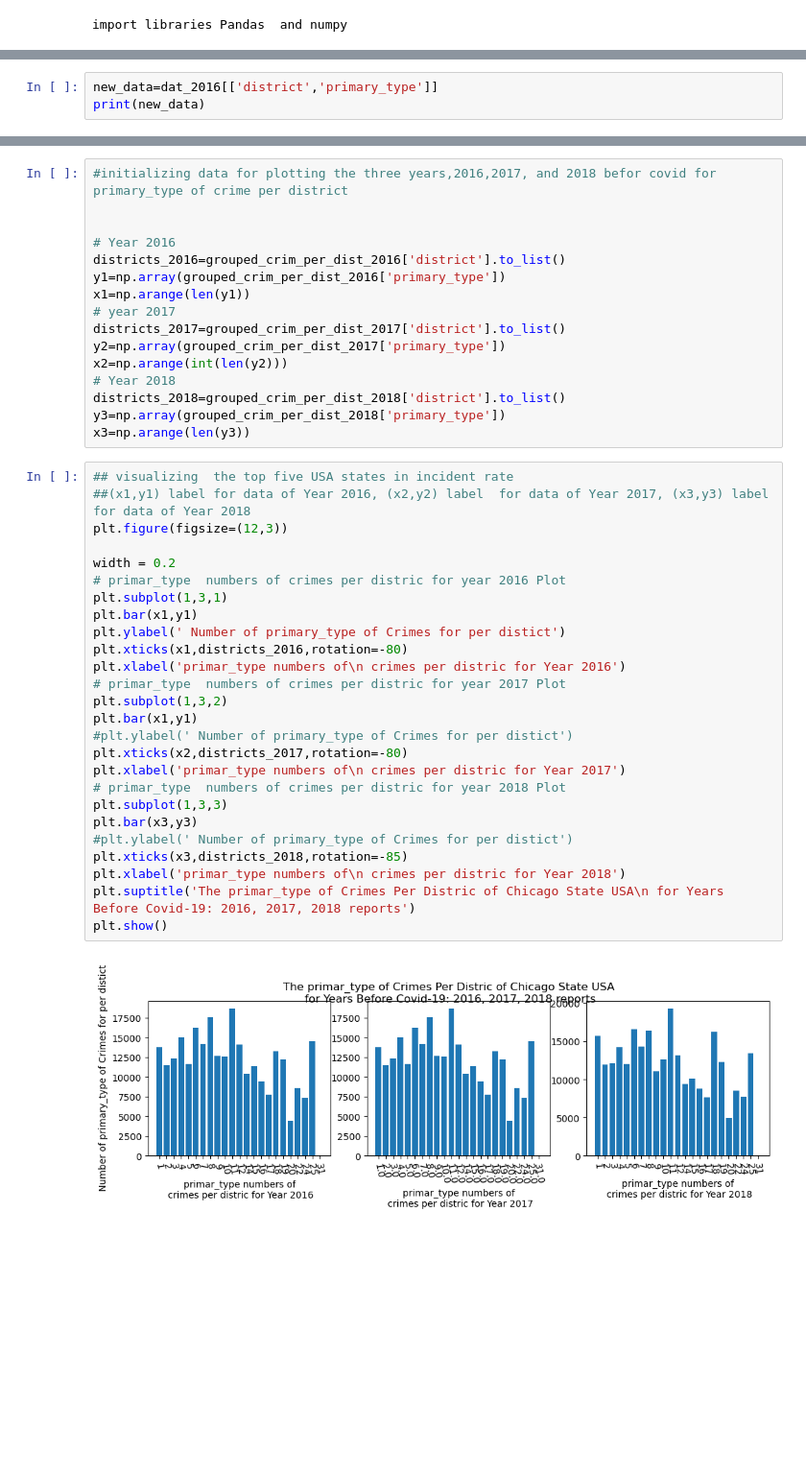
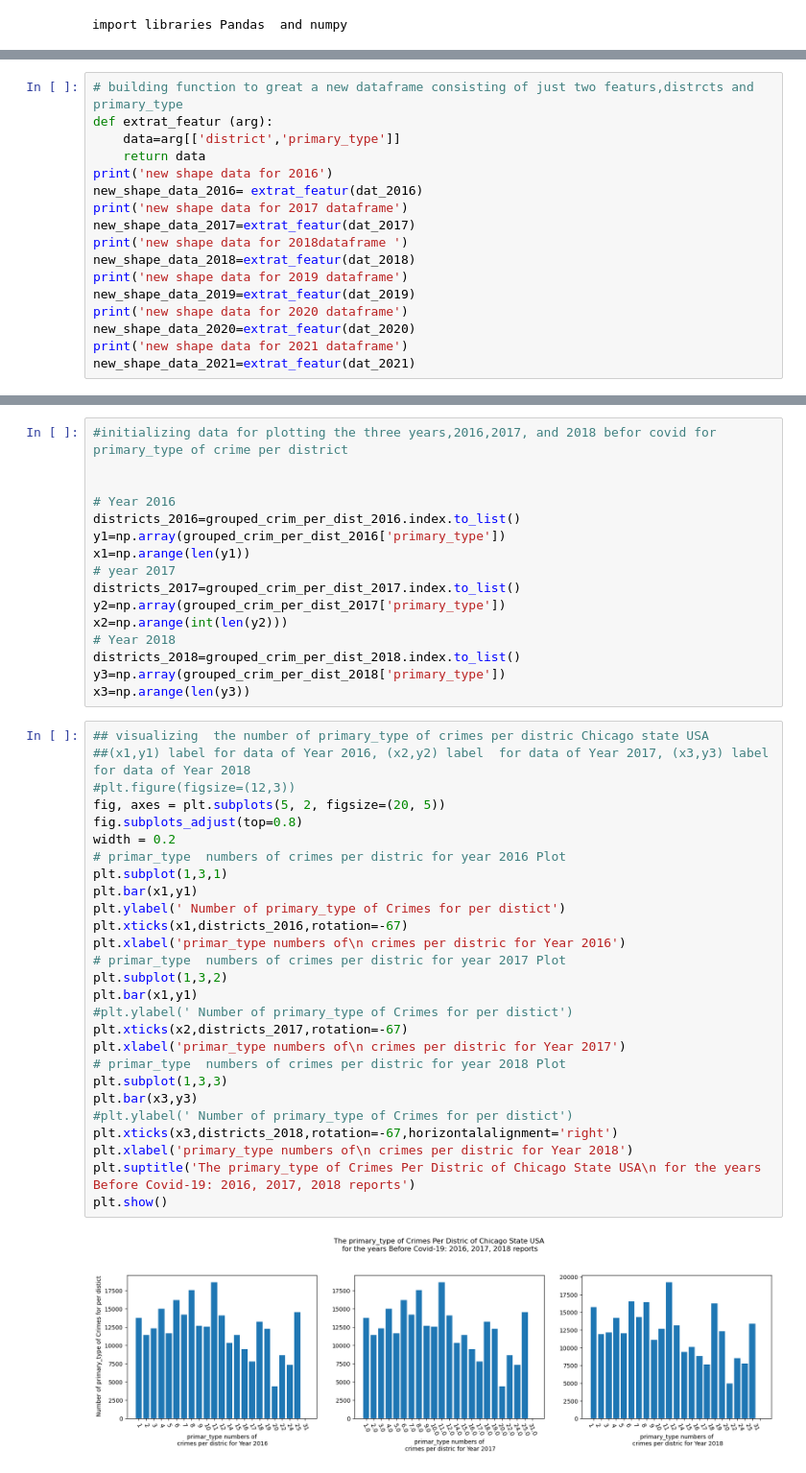
Before and after one commit to DSE-511-Chicago-Crime/Data-Analysis, a Jupyter notebook: scripts/newver-Copy1.ipynb, the cells around one changed output, grey strips where cells are left out. Shown at 96% size. Cells and saved outputs as stored; diff of their text form; blank space fills up the shorter version.

```diff
--- a/scripts/newver-Copy1.ipynb
+++ b/scripts/newver-Copy1.ipynb
@@ -24,4 +37,18 @@ download datframes for Chicago crimes as csv files  for 2016, 2017, 2018, 2019,
 # %%
-new_data=dat_2016[['district','primary_type']]
-print(new_data)
+# building function to great a new dataframe consisting of just two featurs,distrcts and primary_type
+def extrat_featur (arg):
+    data=arg[['district','primary_type']]
+    return data
+print('new shape data for 2016')
+new_shape_data_2016= extrat_featur(dat_2016)
+print('new shape data for 2017 dataframe')
+new_shape_data_2017=extrat_featur(dat_2017)
+print('new shape data for 2018dataframe ')
+new_shape_data_2018=extrat_featur(dat_2018)
+print('new shape data for 2019 dataframe')
+new_shape_data_2019=extrat_featur(dat_2019)
+print('new shape data for 2020 dataframe')
+new_shape_data_2020=extrat_featur(dat_2020)
+print('new shape data for 2021 dataframe')
+new_shape_data_2021=extrat_featur(dat_2021)
 # %% [output]
@@ -127,42 +144,43 @@ grouped_crim_per_dist_2016
 
 
 # Year 2016
-districts_2016=grouped_crim_per_dist_2016['district'].to_list()
+districts_2016=grouped_crim_per_dist_2016.index.to_list()
 y1=np.array(grouped_crim_per_dist_2016['primary_type'])
 x1=np.arange(len(y1))
 # year 2017
-districts_2017=grouped_crim_per_dist_2017['district'].to_list()
+districts_2017=grouped_crim_per_dist_2017.index.to_list()
 y2=np.array(grouped_crim_per_dist_2017['primary_type'])
 x2=np.arange(int(len(y2)))
 # Year 2018
-districts_2018=grouped_crim_per_dist_2018['district'].to_list()
+districts_2018=grouped_crim_per_dist_2018.index.to_list()
 y3=np.array(grouped_crim_per_dist_2018['primary_type'])
 x3=np.arange(len(y3))
 # %%
-## visualizing  the top five USA states in incident rate
+## visualizing  the number of primary_type of crimes per distric Chicago state USA
 ##(x1,y1) label for data of Year 2016, (x2,y2) label  for data of Year 2017, (x3,y3) label  for data of Year 2018
-plt.figure(figsize=(12,3))
-
+#plt.figure(figsize=(12,3))
+fig, axes = plt.subplots(5, 2, figsize=(20, 5))
+fig.subplots_adjust(top=0.8)
 width = 0.2
 # primar_type  numbers of crimes per distric for year 2016 Plot
 plt.subplot(1,3,1)
 plt.bar(x1,y1)
 plt.ylabel(' Number of primary_type of Crimes for per distict')
-plt.xticks(x1,districts_2016,rotation=-80)
+plt.xticks(x1,districts_2016,rotation=-67)
 plt.xlabel('primar_type numbers of\n crimes per distric for Year 2016')
 # primar_type  numbers of crimes per distric for year 2017 Plot
 plt.subplot(1,3,2)
 plt.bar(x1,y1)
 #plt.ylabel(' Number of primary_type of Crimes for per distict')
-plt.xticks(x2,districts_2017,rotation=-80)
+plt.xticks(x2,districts_2017,rotation=-67)
 plt.xlabel('primar_type numbers of\n crimes per distric for Year 2017')
 # primar_type  numbers of crimes per distric for year 2018 Plot
 plt.subplot(1,3,3)
 plt.bar(x3,y3)
 #plt.ylabel(' Number of primary_type of Crimes for per distict')
-plt.xticks(x3,districts_2018,rotation=-85)
-plt.xlabel('primar_type numbers of\n crimes per distric for Year 2018')
-plt.suptitle('The primar_type of Crimes Per Distric of Chicago State USA\n for Years Before Covid-19: 2016, 2017, 2018 reports')
+plt.xticks(x3,districts_2018,rotation=-67,horizontalalignment='right')
+plt.xlabel('primary_type numbers of\n crimes per distric for Year 2018')
+plt.suptitle('The primary_type of Crimes Per Distric of Chicago State USA\n for the years Before Covid-19: 2016, 2017, 2018 reports')
 plt.show()
 # %% [output]
-[figure, old version]
+[figure, new version]
```
Also changed, not shown: parts of 16 cells of this notebook.
